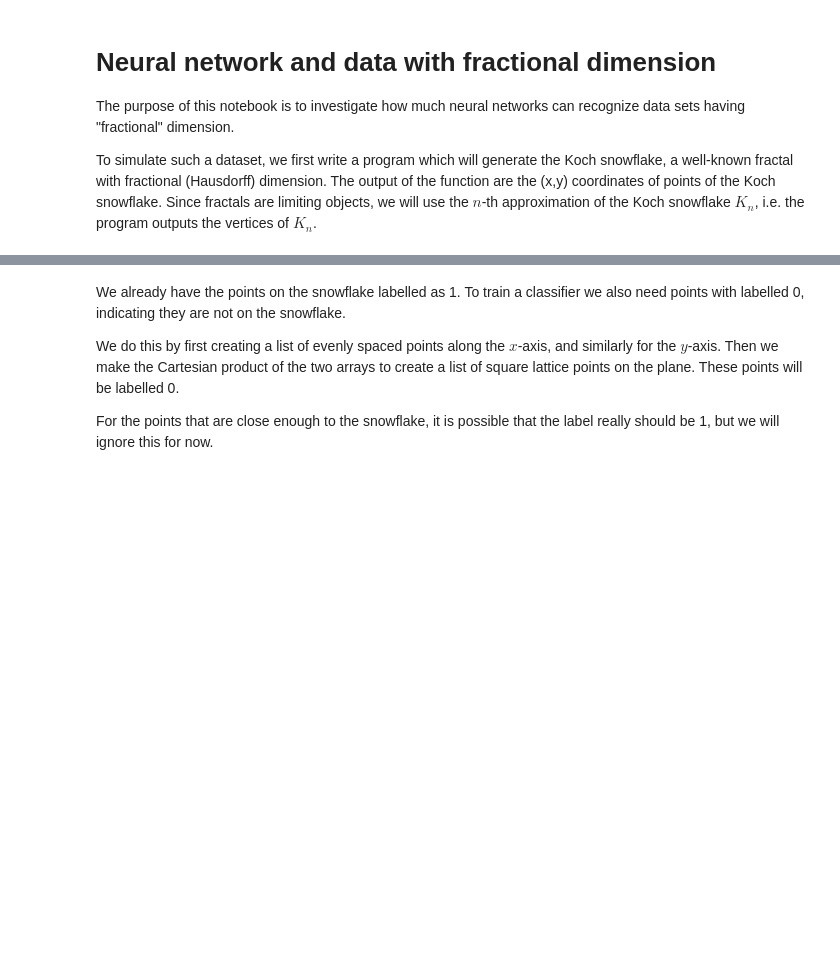
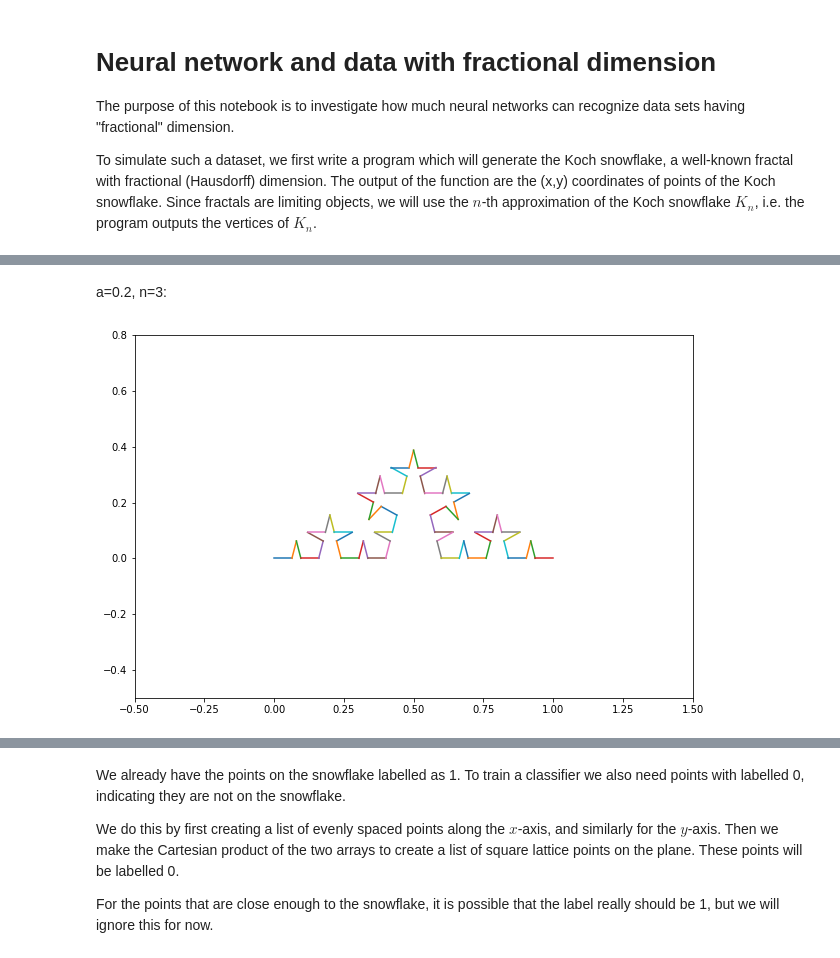
Before and after one commit to ivanchiohk/neural_network_koch_snowflake, a Jupyter notebook: Neural network and data with fractional-dimension.ipynb, the cells around one changed output, grey strips where cells are left out. Drawn from its saved outputs; the diff is of its cells as text; code cells hidden in the pictures; blank space fills up the shorter version.

```diff
--- a/Neural network and data with fractional-dimension.ipynb
+++ b/Neural network and data with fractional-dimension.ipynb
@@ -312,0 +179,6 @@ plot(-0.2,    1.2,
+# %% [markdown]
+a=0.2, n=3:
+# %%
+make_koch_curve(0.2, 3, 1, 0)
+# %% [output]
+[figure, added]
```
Also changed, not shown: parts of 70 cells of this notebook.
